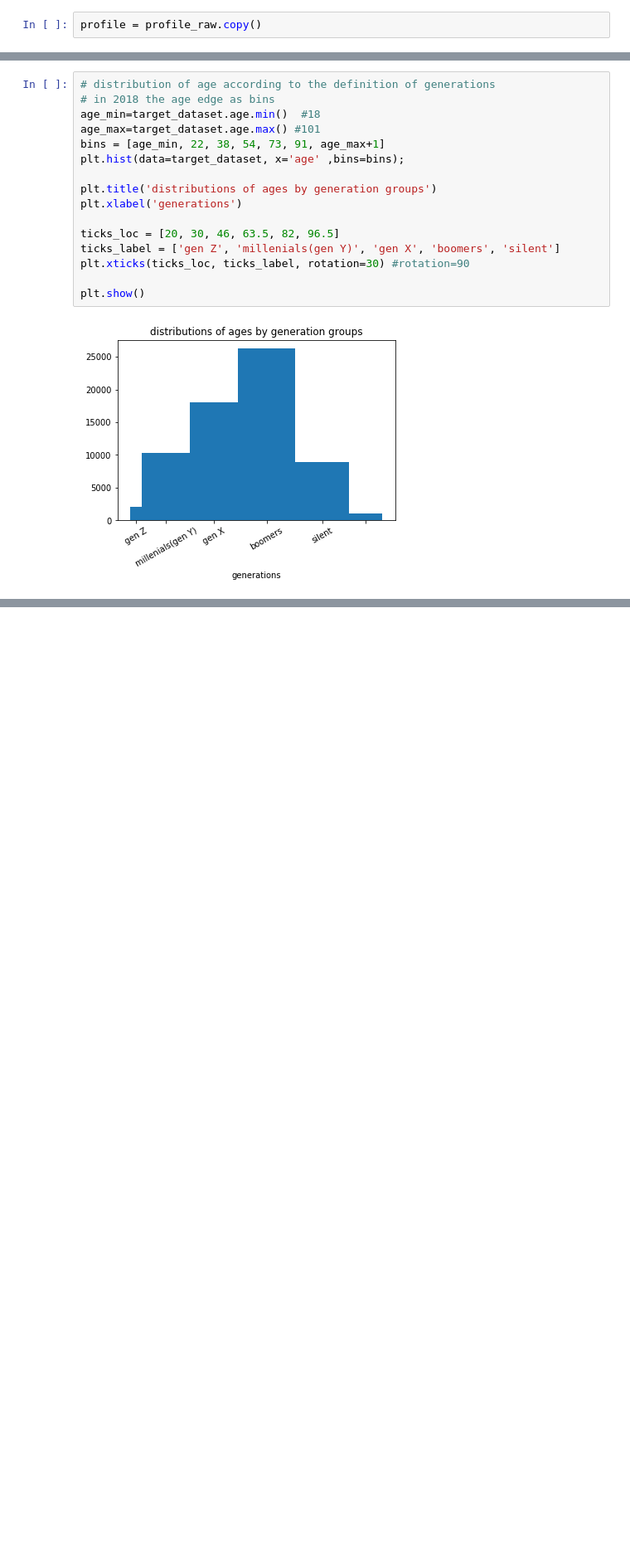
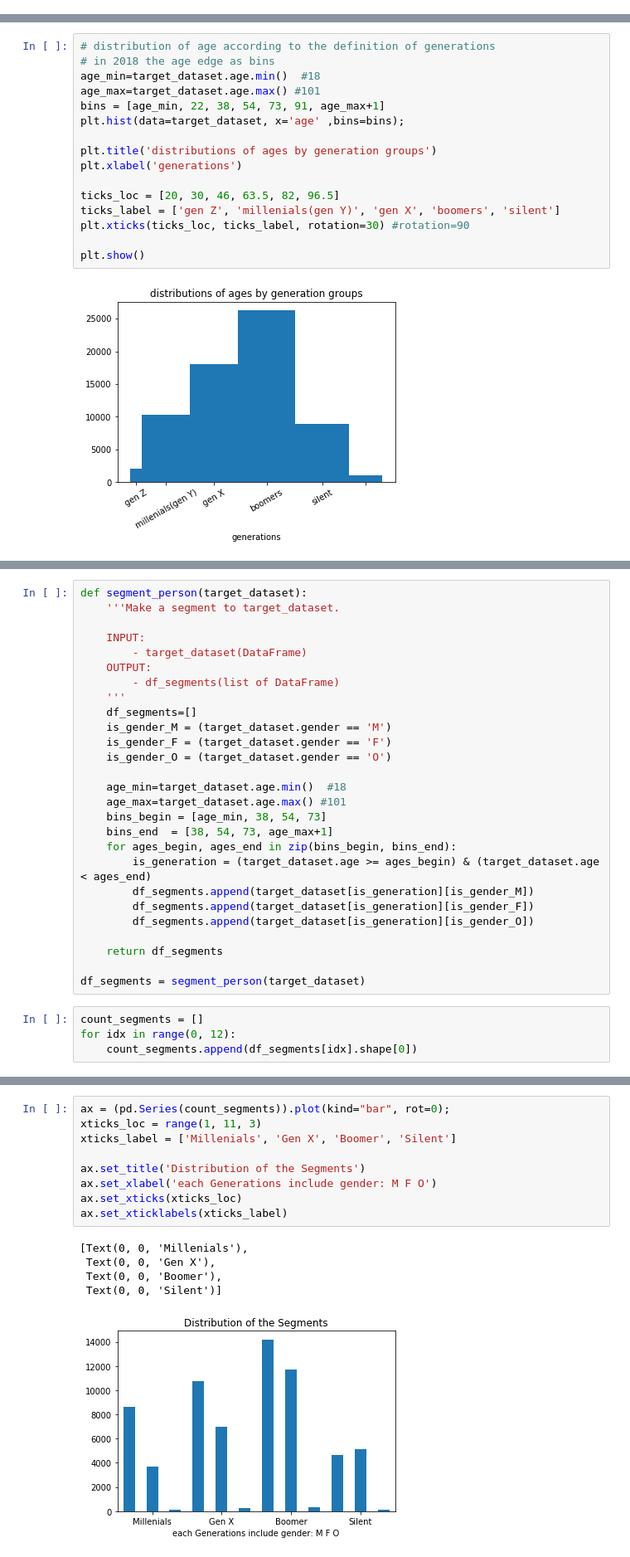
Before and after one commit to DaiDuncan/Udacity_DSND_proj4_StarbucksPromotion, a Jupyter notebook: 2_heuristic_exploration.ipynb, the cells around one changed output, grey strips where cells are left out. Shown at 83% size. Drawn from its saved outputs; the diff is of its cells as text; blank space fills up the shorter version.

```diff
--- a/2_heuristic_exploration.ipynb
+++ b/2_heuristic_exploration.ipynb
@@ -106,5 +104,3 @@ portfolio = portfolio_raw.copy()
 profile = profile_raw.copy()
 transcript_offer = transcript_offer_raw.copy()
 target_dataset = target_dataset_raw.copy()
-# %%
-profile = profile_raw.copy()
@@ -257,0 +256,31 @@ Since the groups of `gen Z`(18-21) and the elder than `silent` are small, and th
+# %%
+def segment_person(target_dataset):
+    '''Make a segment to target_dataset.
+
+    INPUT:
+        - target_dataset(DataFrame)
+    OUTPUT:
+        - df_segments(list of DataFrame)
+    '''
+    df_segments=[]
+    is_gender_M = (target_dataset.gender == 'M')
+    is_gender_F = (target_dataset.gender == 'F')
+    is_gender_O = (target_dataset.gender == 'O')
+
+    age_min=target_dataset.age.min()  #18
+    age_max=target_dataset.age.max() #101
+    bins_begin = [age_min, 38, 54, 73]
+    bins_end  = [38, 54, 73, age_max+1]
+    for ages_begin, ages_end in zip(bins_begin, bins_end):
+        is_generation = (target_dataset.age >= ages_begin) & (target_dataset.age < ages_end)
+        df_segments.append(target_dataset[is_generation][is_gender_M])
+        df_segments.append(target_dataset[is_generation][is_gender_F])
+        df_segments.append(target_dataset[is_generation][is_gender_O])
+
+    return df_segments
+
+df_segments = segment_person(target_dataset)
+# %%
+count_segments = []
+for idx in range(0, 12):
+    count_segments.append(df_segments[idx].shape[0])
@@ -257,0 +291,15 @@ Since the groups of `gen Z`(18-21) and the elder than `silent` are small, and th
+# %%
+ax = (pd.Series(count_segments)).plot(kind="bar", rot=0);
+xticks_loc = range(1, 11, 3)
+xticks_label = ['Millenials', 'Gen X', 'Boomer', 'Silent']
+
+ax.set_title('Distribution of the Segments')
+ax.set_xlabel('each Generations include gender: M F O')
+ax.set_xticks(xticks_loc)
+ax.set_xticklabels(xticks_label)
+# %% [output]
+[Text(0, 0, 'Millenials'),
+ Text(0, 0, 'Gen X'),
+ Text(0, 0, 'Boomer'),
+ Text(0, 0, 'Silent')]
+[figure, added]
```
Also changed, not shown: parts of 42 cells of this notebook, 10 other files.
